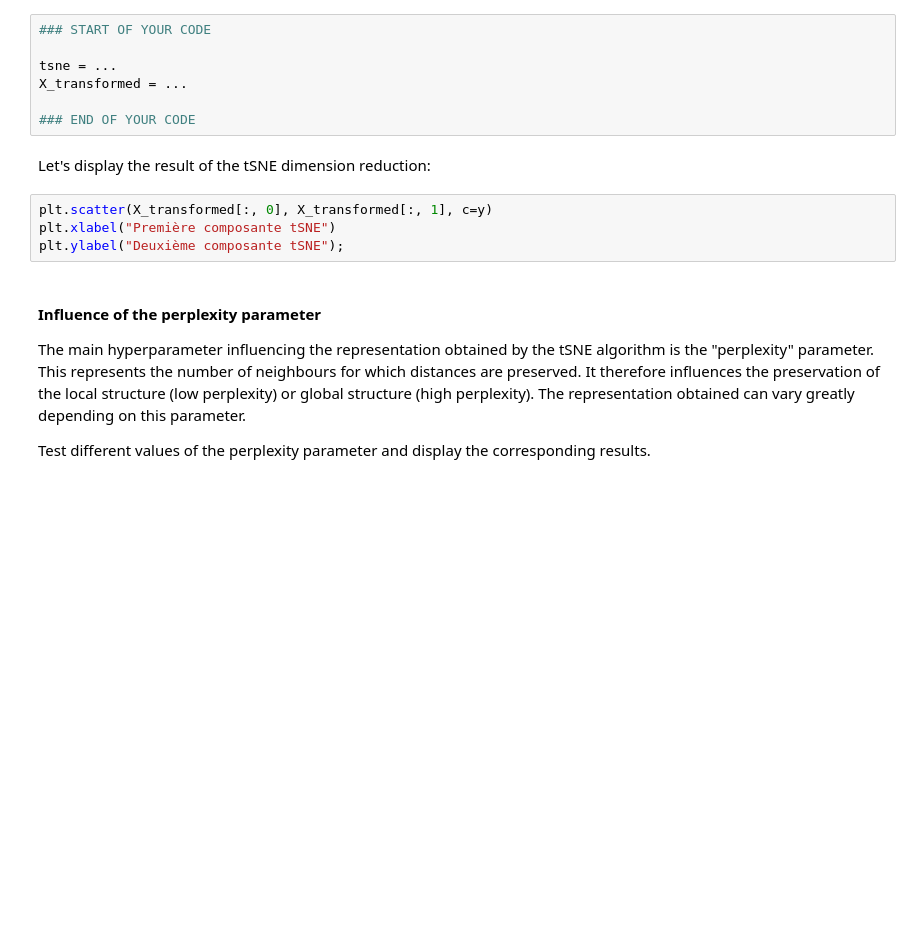
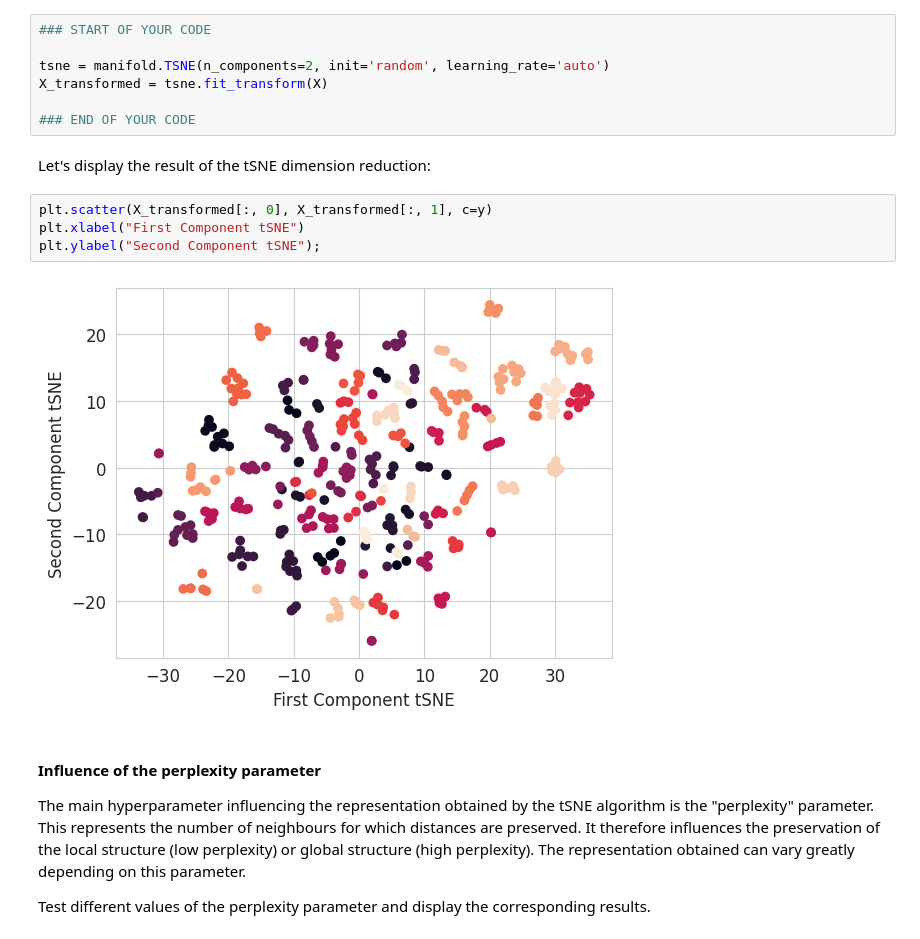
Before and after one commit to joshcovault/CV, a Jupyter notebook: notebooks/3_Unsupervised.ipynb, the cells around one changed output. Drawn from its saved outputs; the diff is of its cells as text; blank space fills up the shorter version.

```diff
--- a/notebooks/3_Unsupervised.ipynb
+++ b/notebooks/3_Unsupervised.ipynb
@@ -326,16 +351,18 @@ from sklearn import manifold
 # %%
 ### START OF YOUR CODE
 
-tsne = ...
-X_transformed = ...
+tsne = manifold.TSNE(n_components=2, init='random', learning_rate='auto')
+X_transformed = tsne.fit_transform(X)
 
 ### END OF YOUR CODE
 # %% [markdown]
 Let's display the result of the tSNE dimension reduction:
 # %%
 plt.scatter(X_transformed[:, 0], X_transformed[:, 1], c=y)
-plt.xlabel("Première composante tSNE")
-plt.ylabel("Deuxième composante tSNE");
+plt.xlabel("First Component tSNE")
+plt.ylabel("Second Component tSNE");
+# %% [output]
+[figure, added]
 # %% [markdown]
 #### Influence of the perplexity parameter
 
```
Also changed, not shown: parts of 43 cells of this notebook.
